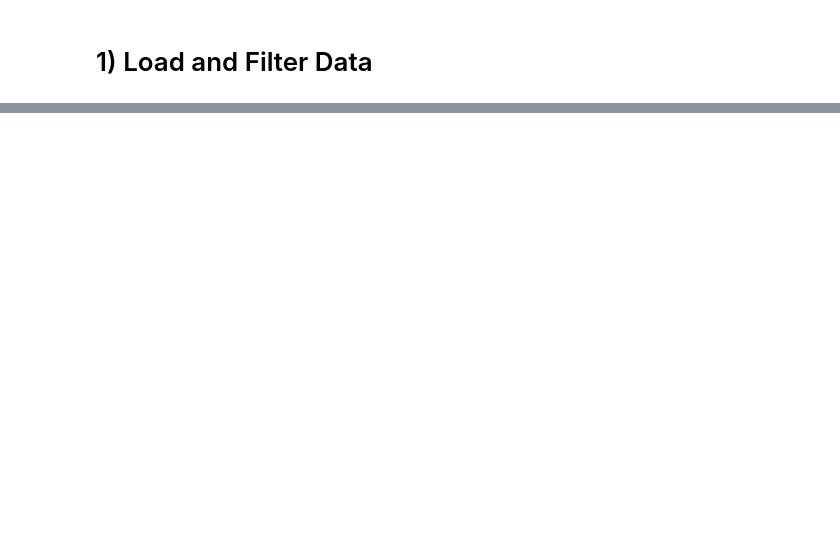
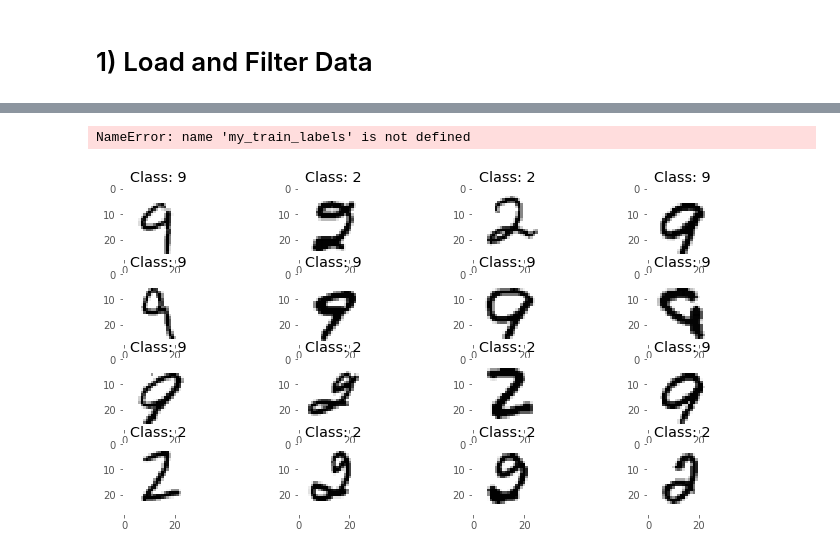
Before and after one commit to akbowers/cloudTensorflow, a Jupyter notebook: Notebooks/MNIST - 2 v 9 Classifier.ipynb, the cells around one changed output, grey strips where cells are left out. Saved outputs shown, nothing was run; the diff lists cells and outputs as text; code cells hidden in the pictures; blank space fills up the shorter version.

Commit message:
Add mnist classifiers

```diff
--- a/Notebooks/MNIST - 2 v 9 Classifier.ipynb
+++ b/Notebooks/MNIST - 2 v 9 Classifier.ipynb
@@ -11,0 +199,18 @@ AttributeError: 'module' object has no attribute 'computation'
+# %%
+def remove_grid_lines(axes):
+    """Remove the default grid lines from a collection of axies."""
+    for ax in axes.flatten():
+        ax.grid(False)
+# %%
+def plot_greyscale_image(image, label, ax):
+    """Plot a greyscale image and label its class."""
+    first_digit = image.reshape(28, -1)
+    ax.imshow(first_digit, cmap=plt.cm.gray_r, interpolation="nearest")
+    ax.set_title("Class: {}".format(label))
+
+def plot_images(axes):
+    for image, label, ax in zip(X_train, y_train,
+                                axes.flatten()):
+        plot_greyscale_image(image, label, ax)
+
+    remove_grid_lines(axes)
@@ -11,0 +223,2 @@ AttributeError: 'module' object has no attribute 'computation'
+# %%
+RD = Reduce_DataSet(mnist, [2, 9])
@@ -11,0 +228,20 @@ AttributeError: 'module' object has no attribute 'computation'
+# %%
+X_train, y_train_old = RD.reduce_train_test_set()
+X_test, y_test_old = RD.reduce_train_test_set(False)
+# %%
+np.array_equal(y_train_old, my_train_labels)
+# %% [output]
+NameError: name 'my_train_labels' is not defined
+# %%
+fig, axs = plt.subplots(4, 4, figsize=(12, 6))
+
+digit_labels = np.argmax(y_train_old, axis=1)
+
+
+
+for image, label, ax in zip(X_train, digit_labels, axs.flatten()):
+    plot_greyscale_image(ax, image, label)
+    # print (type(ax))
+remove_grid_lines(axs)
+# %% [output]
+[figure, added]
```
Also changed, not shown: parts of 51 cells of this notebook, 6 other files.
